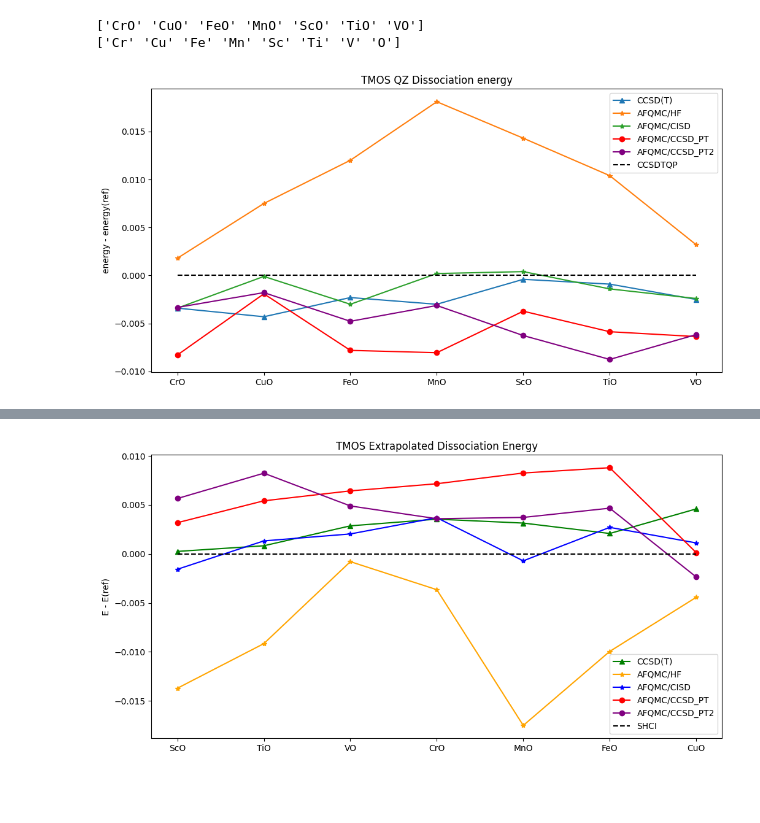
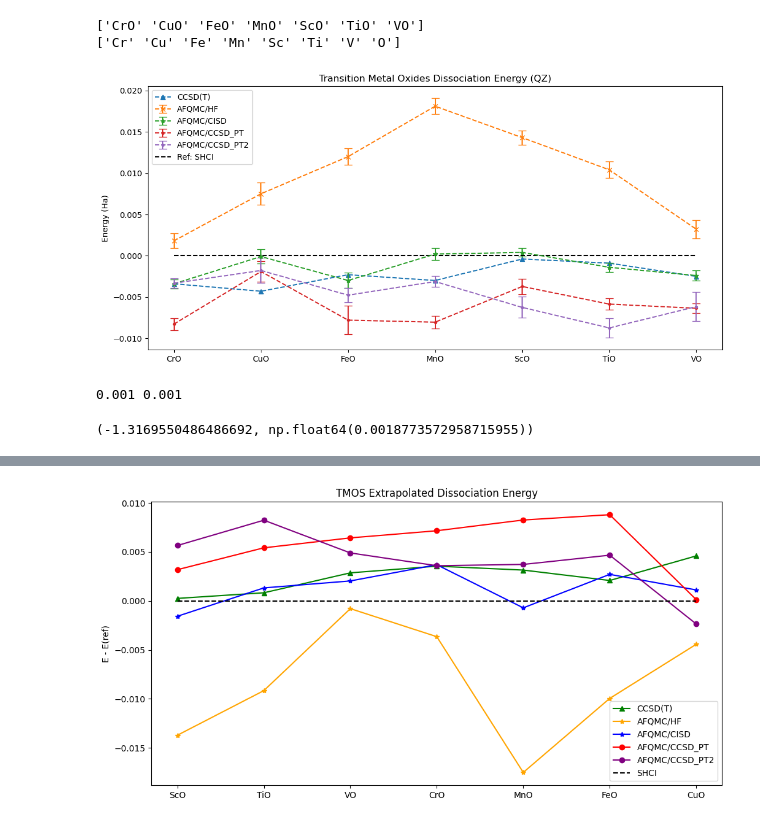
Before and after one commit to zh-yichi/afqmc_ccsd_pt_data, a Jupyter notebook: tmo/tmo.ipynb, the cells around one changed output, grey strips where cells are left out. Drawn from its saved outputs; the diff is of its cells as text; code cells hidden in the pictures; blank space fills up the shorter version.

```diff
--- a/tmo/tmo.ipynb
+++ b/tmo/tmo.ipynb
@@ -64,6 +64,7 @@ def get_sum_atom_energy(tmos,atom_dict):
         sum_atom_energy[mol] = {}
         formula = parse_formula(mol)
         energy = 0
+        err2 = 0
         for atom,count in formula.items():
             if "H" == atom:
                 energy += atom_dict[atom]* count
@@ -83,29 +84,41 @@ def get_sum_atom_energy(tmos,atom_dict):
                 energy += atom_dict[atom]* count
             else:
                 energy += atom_dict[atom]["afqmc_hf"] * count
+                err2 += atom_dict[atom]["afqmc_hf_err"]**2 * count
         sum_atom_energy[mol]['afqmc_hf'] = energy
+        sum_atom_energy[mol]['afqmc_hf_err'] = np.sqrt(err2)
+        err2 = 0
         energy = 0
         for atom,count in formula.items():
             if "H" == atom:
                 energy += atom_dict[atom]* count
             else:
                 energy += atom_dict[atom]["afqmc_cisd"] * count
+                err2 += atom_dict[atom]["afqmc_cisd_err"]**2 * count
         sum_atom_energy[mol]['afqmc_cisd'] = energy
+        sum_atom_energy[mol]['afqmc_cisd_err'] = np.sqrt(err2)
         energy = 0
+        err2 = 0
         for atom,count in formula.items():
             if "H" == atom:
                 energy += atom_dict[atom]* count
             else:
                 energy += atom_dict[atom]["afqmc_ccpt"] * count
+                err2 += atom_dict[atom]["afqmc_ccpt_err"]**2 * count
         sum_atom_energy[mol]['afqmc_ccpt'] = energy
+        sum_atom_energy[mol]['afqmc_ccpt_err'] = np.sqrt(err2)
         energy = 0
+        err2 = 0
         for atom,count in formula.items():
             if "H" == atom:
                 energy += atom_dict[atom]* count
             else:
                 energy += atom_dict[atom]["afqmc_ccpt2"] * count
+                err2 += atom_dict[atom]["afqmc_ccpt2_err"]**2 * count
         sum_atom_energy[mol]['afqmc_ccpt2'] = energy
+        sum_atom_energy[mol]['afqmc_ccpt2_err'] = np.sqrt(err2)
         energy = 0
+        err2 = 0
         for atom,count in formula.items():
             if "H" == atom:
                 energy += atom_dict[atom]* count
@@ -204,32 +232,48 @@ qz_ref = []
 qz_hf = []
 qz_ccsd_t = []
 qz_afqmc_hf = []
+qz_afqmc_hf_err = []
 qz_afqmc_cisd = []
+qz_afqmc_cisd_err = []
 qz_afqmc_ccpt = []
+qz_afqmc_ccpt_err = []
 qz_afqmc_ccpt2 = []
+qz_afqmc_ccpt2_err = []
 for mol in tmos:
     qz_ref = np.hstack((qz_ref,qz_sum_atom_energy[mol]['ref']-qz_tmo[mol]['ref']))
-    qz_hf = np.hstack((qz_hf,qz_sum_atom_energy[mol]['hf']-qz_tmo[mol]['hf']))
+    # qz_hf = np.hstack((qz_hf,qz_sum_atom_energy[mol]['hf']-qz_tmo[mol]['hf']))
     qz_ccsd_t = np.hstack((qz_ccsd_t,qz_sum_atom_energy[mol]['ccsd_t']-qz_tmo[mol]['ccsd_t']))
     qz_afqmc_hf = np.hstack((qz_afqmc_hf,qz_sum_atom_energy[mol]['afqmc_hf']-qz_tmo[mol]['afqmc_hf']))
+    qz_afqmc_hf_err = np.hstack((qz_afqmc_hf_err,qz_sum_atom_energy[mol]['afqmc_hf_err']**2+qz_tmo[mol]['afqmc_hf_err']**2))
     qz_afqmc_cisd = np.hstack((qz_afqmc_cisd,qz_sum_atom_energy[mol]['afqmc_cisd']-qz_tmo[mol]['afqmc_cisd']))
+    qz_afqmc_cisd_err = np.hstack((qz_afqmc_cisd_err,qz_sum_atom_energy[mol]['afqmc_cisd_err']**2+qz_tmo[mol]['afqmc_cisd_err']**2))
     qz_afqmc_ccpt = np.hstack((qz_afqmc_ccpt,qz_sum_atom_energy[mol]['afqmc_ccpt']-qz_tmo[mol]['afqmc_ccpt']))
+    qz_afqmc_ccpt_err = np.hstack((qz_afqmc_ccpt_err,qz_sum_atom_energy[mol]['afqmc_ccpt_err']**2+qz_tmo[mol]['afqmc_ccpt_err']**2))
     qz_afqmc_ccpt2 = np.hstack((qz_afqmc_ccpt2,qz_sum_atom_energy[mol]['afqmc_ccpt2']-qz_tmo[mol]['afqmc_ccpt2']))
+    qz_afqmc_ccpt2_err = np.hstack((qz_afqmc_ccpt2_err,qz_sum_atom_energy[mol]['afqmc_ccpt2_err']**2+qz_tmo[mol]['afqmc_ccpt2_err']**2))
+
+qz_afqmc_hf_err = np.sqrt(qz_afqmc_hf_err)
+qz_afqmc_cisd_err = np.sqrt(qz_afqmc_cisd_err)
+qz_afqmc_ccpt_err = np.sqrt(qz_afqmc_ccpt_err)
+qz_afqmc_ccpt2_err = np.sqrt(qz_afqmc_ccpt2_err)
-# %%
-from matplotlib import pyplot as plt
-plt.figure(figsize=(12, 6))
-plt.plot(tmos,qz_ccsd_t-qz_ref,'^-',label='CCSD(T)')
-plt.plot(tmos,qz_afqmc_hf-qz_ref,'*-',label='AFQMC/HF')
-plt.plot(tmos,qz_afqmc_cisd-qz_ref,'*-',label='AFQMC/CISD')
-plt.plot(tmos,qz_afqmc_ccpt-qz_ref,'o-',color='red',label='AFQMC/CCSD_PT')
-plt.plot(tmos,qz_afqmc_ccpt2-qz_ref,'o-',color='purple',label='AFQMC/CCSD_PT2')
-plt.plot(tmos,[0]*len(tmos),'--',color='black',label='CCSDTQP')
-# plt.xlabel('')
-plt.ylabel('energy - energy(ref)')
-plt.title('TMOS QZ Dissociation energy')
-plt.legend()
-plt.show()
-# %% [output]
-[figure, removed]
+# %%
+from matplotlib import pyplot as plt
+plt.figure(figsize=(13, 6))
+plt.plot(tmos,qz_ccsd_t-qz_ref,'^--',color='C0',label='CCSD(T)')
+plt.errorbar(tmos,qz_afqmc_hf-qz_ref,yerr=qz_afqmc_hf_err,fmt='x--',capsize=5,color='C1',label='AFQMC/HF')
+plt.errorbar(tmos,qz_afqmc_cisd-qz_ref,yerr=qz_afqmc_cisd_err,fmt='*--',capsize=5,color='C2',label='AFQMC/CISD')
+plt.errorbar(tmos,qz_afqmc_ccpt-qz_ref,yerr=qz_afqmc_ccpt_err,fmt='.--',capsize=5,color='C3',label='AFQMC/CCSD_PT')
+plt.errorbar(tmos,qz_afqmc_ccpt2-qz_ref,yerr=qz_afqmc_ccpt2_err,fmt='.--',capsize=5,color='C4',label='AFQMC/CCSD_PT2')
+plt.plot(tmos,[0]*len(tmos),'--',color='black',label='Ref: SHCI')
+plt.ylabel('Energy (Ha)')
+plt.title('Transition Metal Oxides Dissociation Energy (QZ)')
+handles, labels = plt.gca().get_legend_handles_labels()
+order = ['CCSD(T)', 'AFQMC/HF', 'AFQMC/CISD', 'AFQMC/CCSD_PT', 'AFQMC/CCSD_PT2', 'Ref: SHCI']
+ordered_handles = [handles[labels.index(l)] for l in order]
+ordered_labels = order
+plt.legend(ordered_handles, ordered_labels, loc='upper left', bbox_to_anchor=(0, 1))
+plt.show()
+# %% [output]
+[figure, added]
 # %%
 # E_corr = k*n^(-3) + b
@@ -241,3 +294,10 @@ def extraplote34(e_corr_tz,e_corr_qz):
+# %%
+mol = 'CuO'
+print(tz_tmo[mol]['afqmc_hf_err'],qz_tmo[mol]['afqmc_hf_err'])
+extraplote34(tz_tmo[mol]['afqmc_hf'],qz_tmo[mol]['afqmc_hf'],tz_tmo[mol]['afqmc_hf_err'],qz_tmo[mol]['afqmc_hf_err'])
+# %% [output]
+0.001 0.001
+(-1.3169550486486692, np.float64(0.0018773572958715955))
 # %%
 ext_tmo = {}
 ext_atom = {}
```
Also changed, not shown: parts of 8 cells of this notebook, 10 other files.
